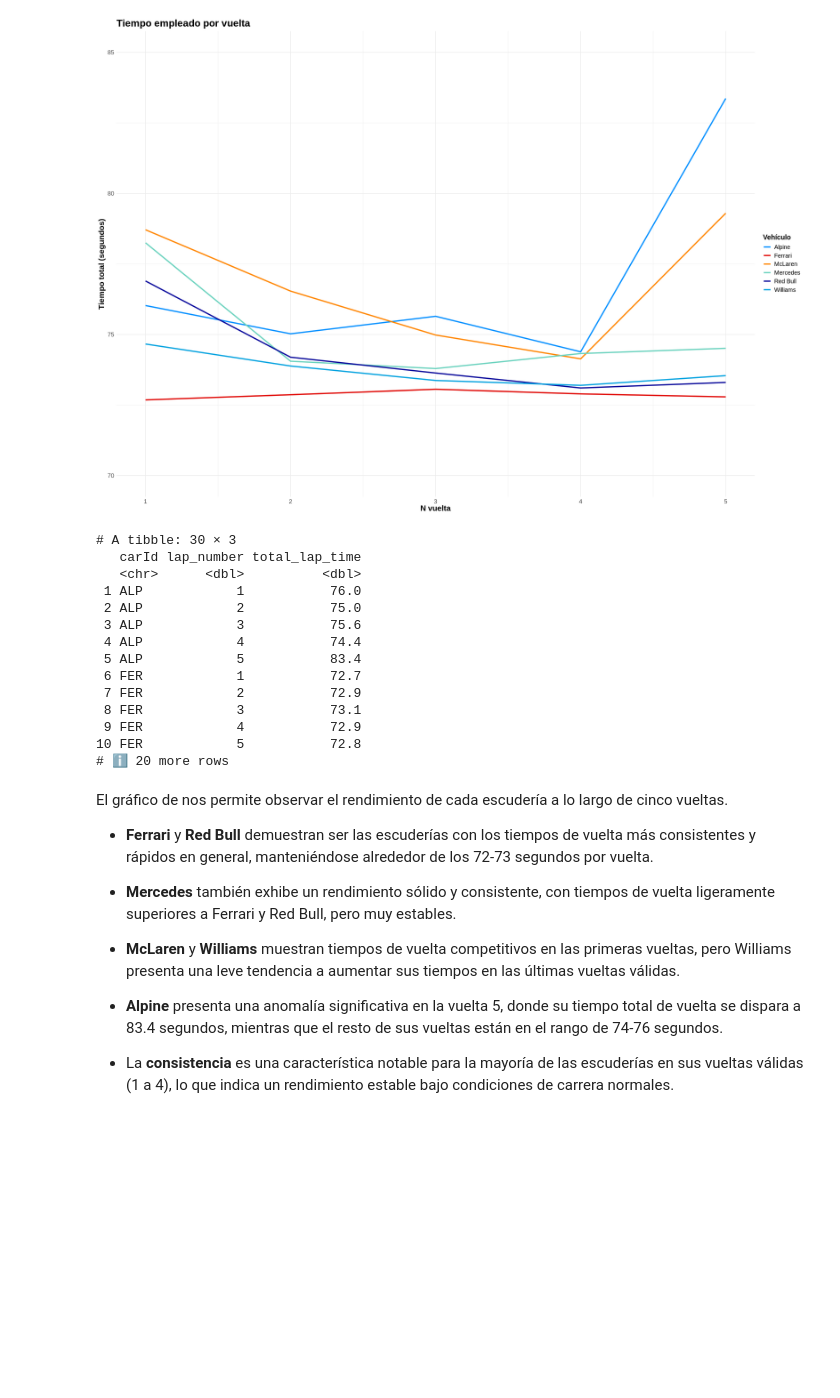
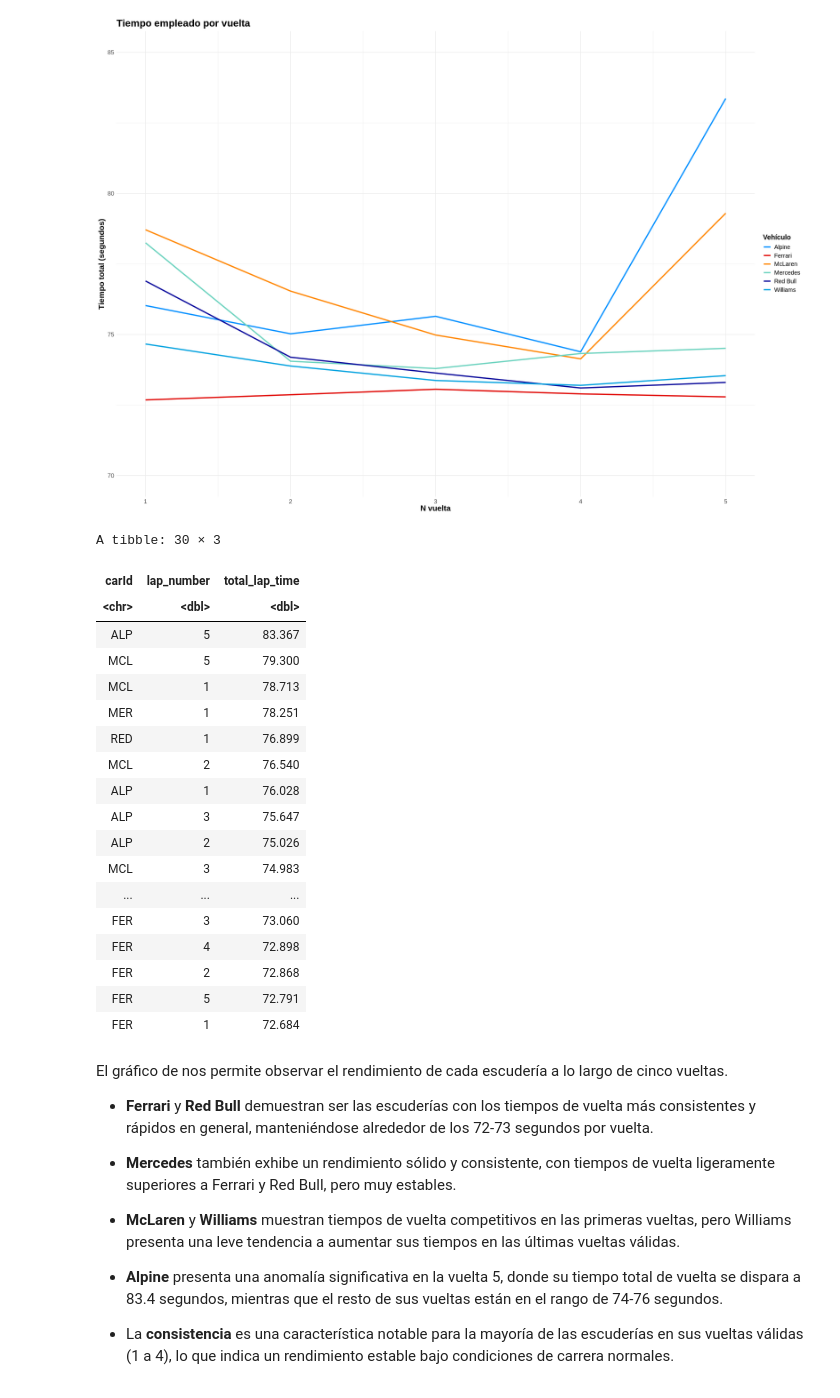
Before and after one commit to LuppeCh/F1EDA, a Jupyter notebook: Exploración_de_Datos_Trabajo_Final.ipynb, the cells around one changed output. Drawn from its saved outputs; the diff is of its cells as text; code cells hidden in the pictures; blank space fills up the shorter version.

```diff
--- a/Exploración_de_Datos_Trabajo_Final.ipynb
+++ b/Exploración_de_Datos_Trabajo_Final.ipynb
@@ -750,23 +750,31 @@ ggplot(lap_times_summary_full, aes(x = lap_number, y = total_lap_time, color = f
   )
 # %% [output]
 [figure]
-# %%
-print(lap_times_summary)
-# %% [output]
-# A tibble: 30 × 3
-   carId lap_number total_lap_time
-   <chr>      <dbl>          <dbl>
- 1 ALP            1           76.0
- 2 ALP            2           75.0
- 3 ALP            3           75.6
- 4 ALP            4           74.4
- 5 ALP            5           83.4
- 6 FER            1           72.7
- 7 FER            2           72.9
- 8 FER            3           73.1
- 9 FER            4           72.9
-10 FER            5           72.8
-# ℹ 20 more rows
+# %%
+lap_times_summary_ordered <- lap_times_summary %>%
+  arrange(desc(total_lap_time))
+
+lap_times_summary_ordered
+# %% [output]
+A tibble: 30 × 3
+| carId | lap_number | total_lap_time |
+| <chr> | <dbl> | <dbl> |
+| ALP | 5 | 83.367 |
+| MCL | 5 | 79.300 |
+| MCL | 1 | 78.713 |
+| MER | 1 | 78.251 |
+| RED | 1 | 76.899 |
+| MCL | 2 | 76.540 |
+| ALP | 1 | 76.028 |
+| ALP | 3 | 75.647 |
+| ALP | 2 | 75.026 |
+| MCL | 3 | 74.983 |
+| ... | ... | ... |
+| FER | 3 | 73.060 |
+| FER | 4 | 72.898 |
+| FER | 2 | 72.868 |
+| FER | 5 | 72.791 |
+| FER | 1 | 72.684 |
 # %% [markdown]
 El gráfico de nos permite observar el rendimiento de cada escudería a lo largo de cinco vueltas.
 
```
Also changed, not shown: parts of 4 cells of this notebook.
